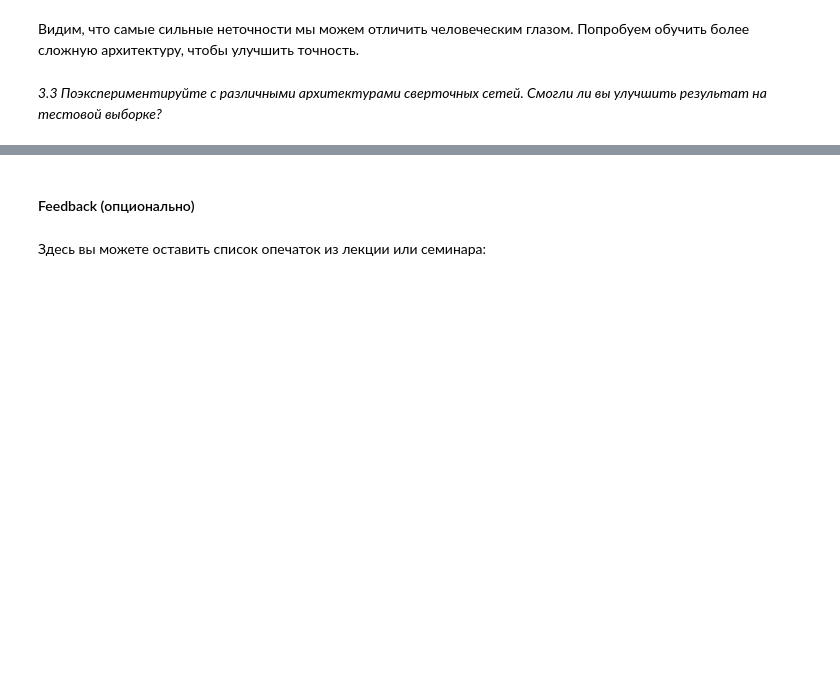
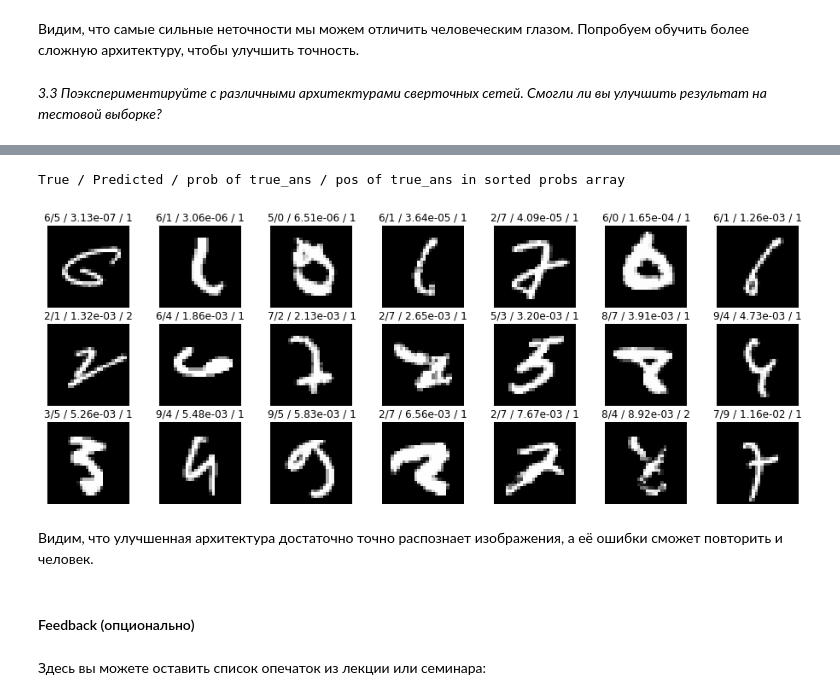
Before and after one commit to bulatral42/sphere_nn, a Jupyter notebook: Sem_04/hw4_valiahmetov_nn.ipynb, the cells around one changed output, grey strips where cells are left out. Saved outputs shown, nothing was run; the diff lists cells and outputs as text; code cells hidden in the pictures; blank space fills up the shorter version.

```diff
--- a/Sem_04/hw4_valiahmetov_nn.ipynb
+++ b/Sem_04/hw4_valiahmetov_nn.ipynb
@@ -578,3 +574,40 @@ train(network, 5, 1e-4)
+# %%
+X_miss = []
+y_true = []
+y_pred = []
+logits = []
+pos_true = []
+for X, y in test_loader:
+    pred = final_network.forward(X).detach().numpy()
+    for i in range(len(pred)):
+        if np.argmax(pred[i]) != y[i]:
+            X_miss.append(X[i])
+            y_true.append(y[i])
+            y_pred.append(np.argmax(pred[i]))
+            pos_true.append(np.argsort(pred[i])[::-1].argsort()[y[i]])
+            logits.append(pred[i][y[i]])
+X_miss = np.row_stack(X_miss)
+y_true = np.row_stack(y_true)[:, 0]
+y_pred = np.row_stack(y_pred)[:, 0]
+logits = np.row_stack(logits)[:, 0]
+pos_true = np.row_stack(pos_true)[:, 0]
+# %%
+plt.figure(figsize=(16, 6))
+order = np.argsort(logits)
+print("True / Predicted / prob of true_ans / pos of true_ans in sorted probs array")
+for i in range(21):
+    plt.subplot(3, 7, i+1)
+    plt.imshow(X_miss[order[i]].reshape(28, 28), cmap=plt.cm.Greys_r)
+    plt.title('{0}/{1} / {2:.2e} / {3}'.format(y_true[order[i]],
+                                             y_pred[order[i]],
+                                             np.exp(logits[order[i]]),
+                                             pos_true[i]), fontsize=12)
+    plt.axis('off')
+# %% [output]
+True / Predicted / prob of true_ans / pos of true_ans in sorted probs array
+[figure, added]
+# %% [markdown]
+Видим, что улучшенная архитектура достаточно точно распознает изображения, а её ошибки сможет повторить и человек.
 # %% [markdown]
 #### Feedback (опционально)
 # %% [markdown]
```
Also changed, not shown: parts of 5 cells of this notebook.
